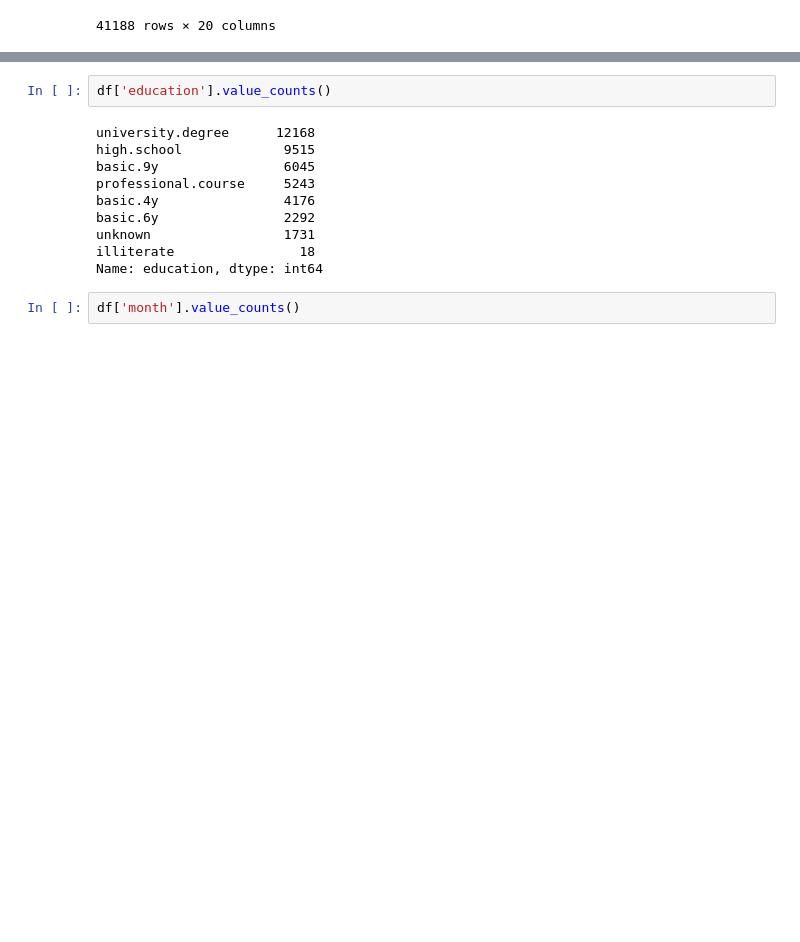
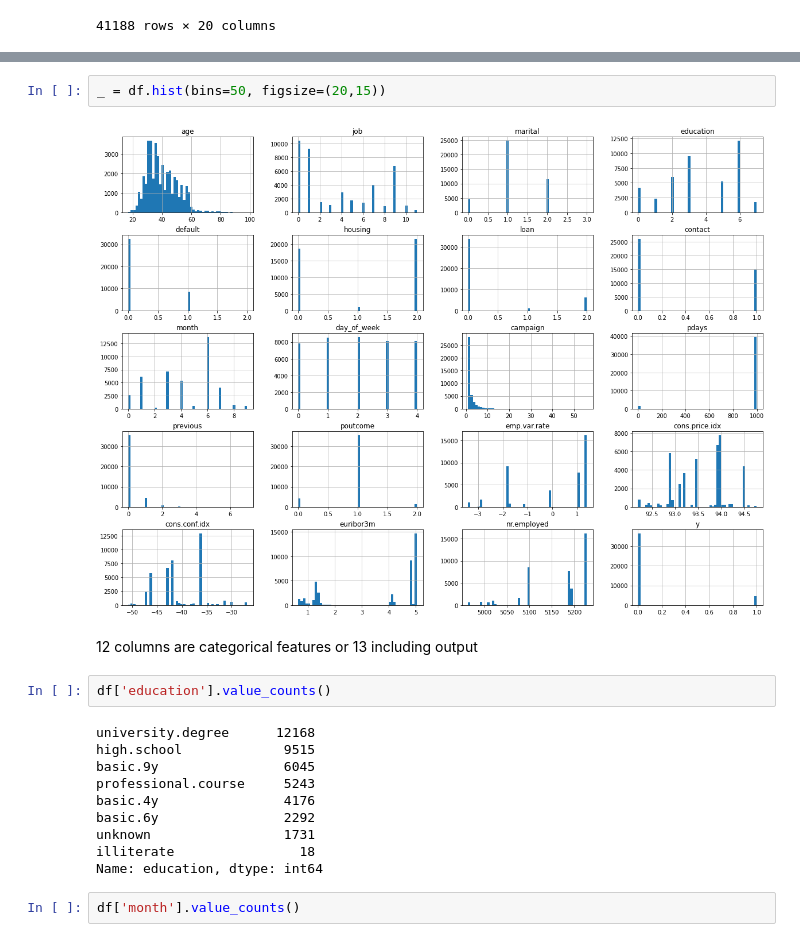
Before and after one commit to ThakdanaiSaelee/Lab_CE888, a Jupyter notebook: lab3/bank_classification.ipynb, the cells around one changed output, grey strips where cells are left out. Saved outputs shown, nothing was run; the diff lists cells and outputs as text; blank space fills up the shorter version.

```diff
--- a/lab3/bank_classification.ipynb
+++ b/lab3/bank_classification.ipynb
@@ -68,3 +110,9 @@ memory usage: 6.3+ MB
+# %%
+_ = df.hist(bins=50, figsize=(20,15))
+# %% [output]
+[figure, added]
+# %% [markdown]
+12 columns are categorical features or 13 including output
 # %%
 df['education'].value_counts()
 # %% [output]
```
Also changed, not shown: parts of 12 cells of this notebook.
